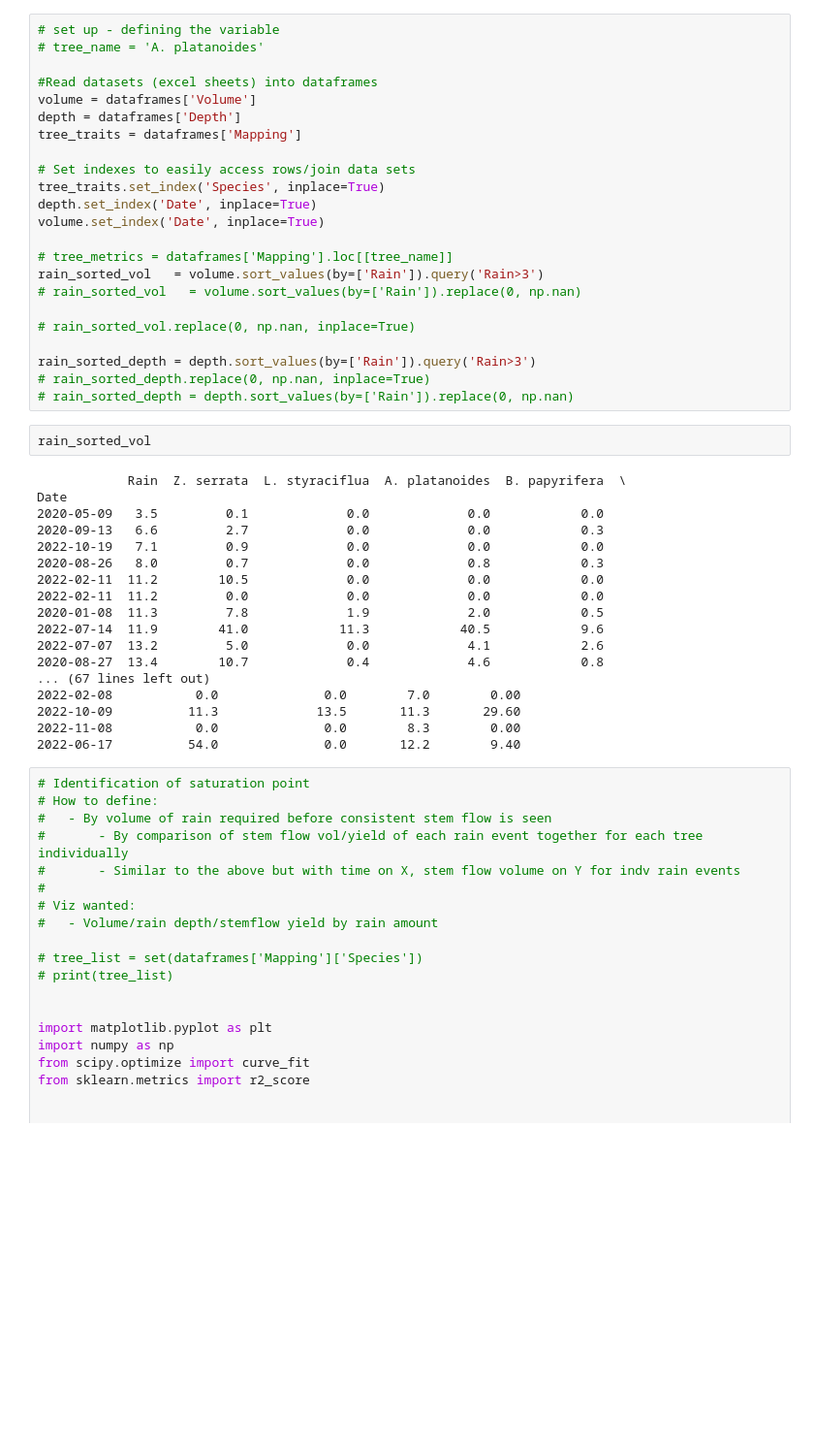
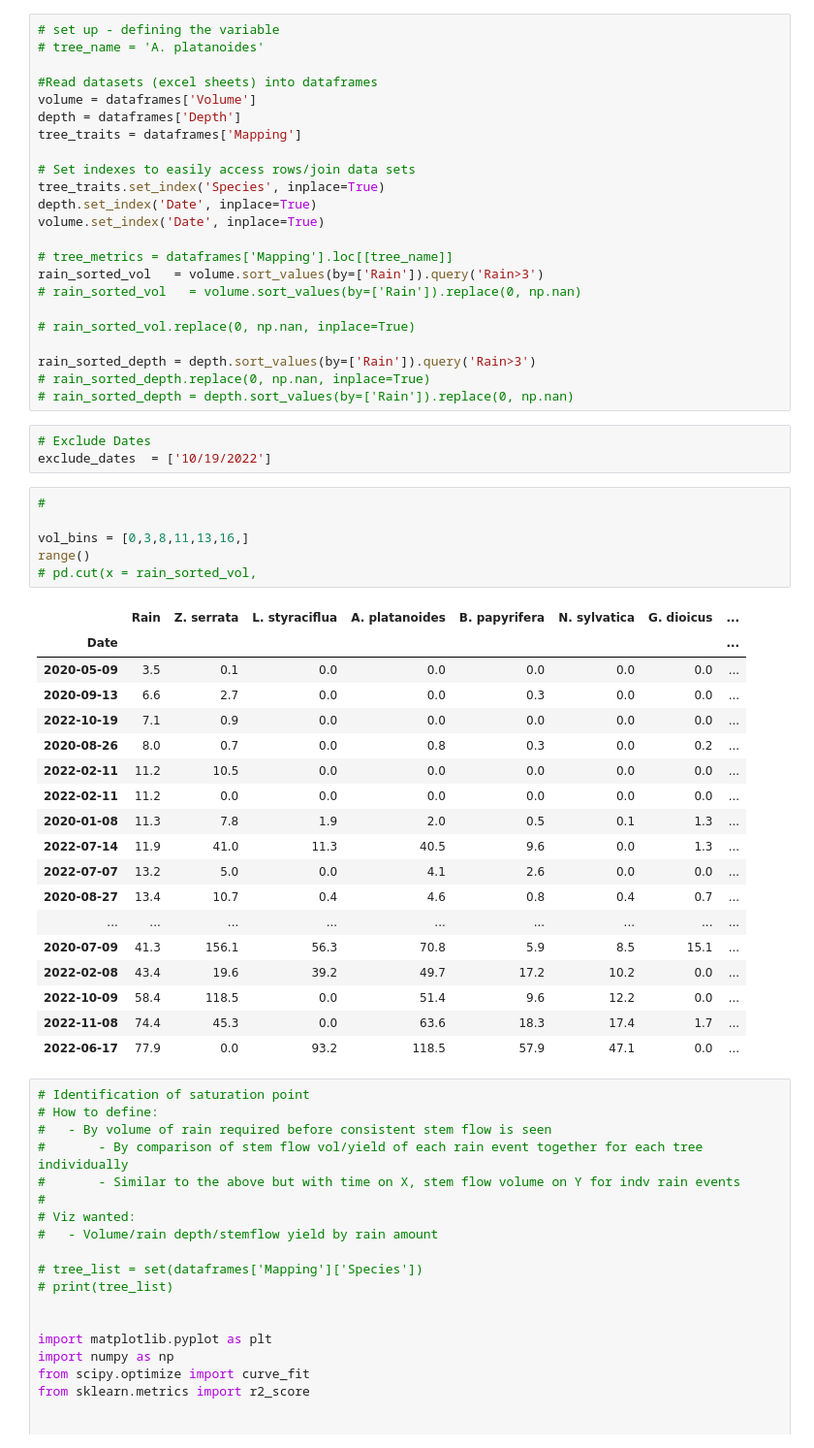
Before and after one commit to wischmcj/canopyHydrodynamics, a Jupyter notebook: validation_dev_work/validation_data.ipynb, the cells around one changed output. Shown: that part at 97% size. Cells and saved outputs as stored; diff of their text form; blank space fills up the shorter version.

```diff
--- a/validation_dev_work/validation_data.ipynb
+++ b/validation_dev_work/validation_data.ipynb
@@ -81,26 +81,34 @@ rain_sorted_vol   = volume.sort_values(by=['Rain']).query('Rain>3')
 rain_sorted_depth = depth.sort_values(by=['Rain']).query('Rain>3')
 # rain_sorted_depth.replace(0, np.nan, inplace=True)
 # rain_sorted_depth = depth.sort_values(by=['Rain']).replace(0, np.nan)
-# %%
-rain_sorted_vol
-# %% [output]
-            Rain  Z. serrata  L. styraciflua  A. platanoides  B. papyrifera  \
-Date
-2020-05-09   3.5         0.1             0.0             0.0            0.0
-2020-09-13   6.6         2.7             0.0             0.0            0.3
-2022-10-19   7.1         0.9             0.0             0.0            0.0
-2020-08-26   8.0         0.7             0.0             0.8            0.3
-2022-02-11  11.2        10.5             0.0             0.0            0.0
-2022-02-11  11.2         0.0             0.0             0.0            0.0
-2020-01-08  11.3         7.8             1.9             2.0            0.5
-2022-07-14  11.9        41.0            11.3            40.5            9.6
-2022-07-07  13.2         5.0             0.0             4.1            2.6
-2020-08-27  13.4        10.7             0.4             4.6            0.8
-... (67 lines left out)
-2022-02-08           0.0              0.0        7.0        0.00
-2022-10-09          11.3             13.5       11.3       29.60
-2022-11-08           0.0              0.0        8.3        0.00
-2022-06-17          54.0              0.0       12.2        9.40
+# %%
+# Exclude Dates
+exclude_dates  = ['10/19/2022']
+# %%
+#
+
+vol_bins = [0,3,8,11,13,16,]
+range()
+# pd.cut(x = rain_sorted_vol,
+# %% [output]
+|  | Rain | Z. serrata | L. styraciflua | A. platanoides | B. papyrifera | N. sylvatica | G. dioicus | ... |
+| Date |  |  |  |  |  |  |  | ... |
+| 2020-05-09 | 3.5 | 0.1 | 0.0 | 0.0 | 0.0 | 0.0 | 0.0 | ... |
+| 2020-09-13 | 6.6 | 2.7 | 0.0 | 0.0 | 0.3 | 0.0 | 0.0 | ... |
+| 2022-10-19 | 7.1 | 0.9 | 0.0 | 0.0 | 0.0 | 0.0 | 0.0 | ... |
+| 2020-08-26 | 8.0 | 0.7 | 0.0 | 0.8 | 0.3 | 0.0 | 0.2 | ... |
+| 2022-02-11 | 11.2 | 10.5 | 0.0 | 0.0 | 0.0 | 0.0 | 0.0 | ... |
+| 2022-02-11 | 11.2 | 0.0 | 0.0 | 0.0 | 0.0 | 0.0 | 0.0 | ... |
+| 2020-01-08 | 11.3 | 7.8 | 1.9 | 2.0 | 0.5 | 0.1 | 1.3 | ... |
+| 2022-07-14 | 11.9 | 41.0 | 11.3 | 40.5 | 9.6 | 0.0 | 1.3 | ... |
+| 2022-07-07 | 13.2 | 5.0 | 0.0 | 4.1 | 2.6 | 0.0 | 0.0 | ... |
+| 2020-08-27 | 13.4 | 10.7 | 0.4 | 4.6 | 0.8 | 0.4 | 0.7 | ... |
+| ... | ... | ... | ... | ... | ... | ... | ... | ... |
+| 2020-07-09 | 41.3 | 156.1 | 56.3 | 70.8 | 5.9 | 8.5 | 15.1 | ... |
+| 2022-02-08 | 43.4 | 19.6 | 39.2 | 49.7 | 17.2 | 10.2 | 0.0 | ... |
+| 2022-10-09 | 58.4 | 118.5 | 0.0 | 51.4 | 9.6 | 12.2 | 0.0 | ... |
+| 2022-11-08 | 74.4 | 45.3 | 0.0 | 63.6 | 18.3 | 17.4 | 1.7 | ... |
+| 2022-06-17 | 77.9 | 0.0 | 93.2 | 118.5 | 57.9 | 47.1 | 0.0 | ... |
 # %%
 # Identification of saturation point
 # How to define:
```
Also changed, not shown: parts of 4 cells of this notebook.
